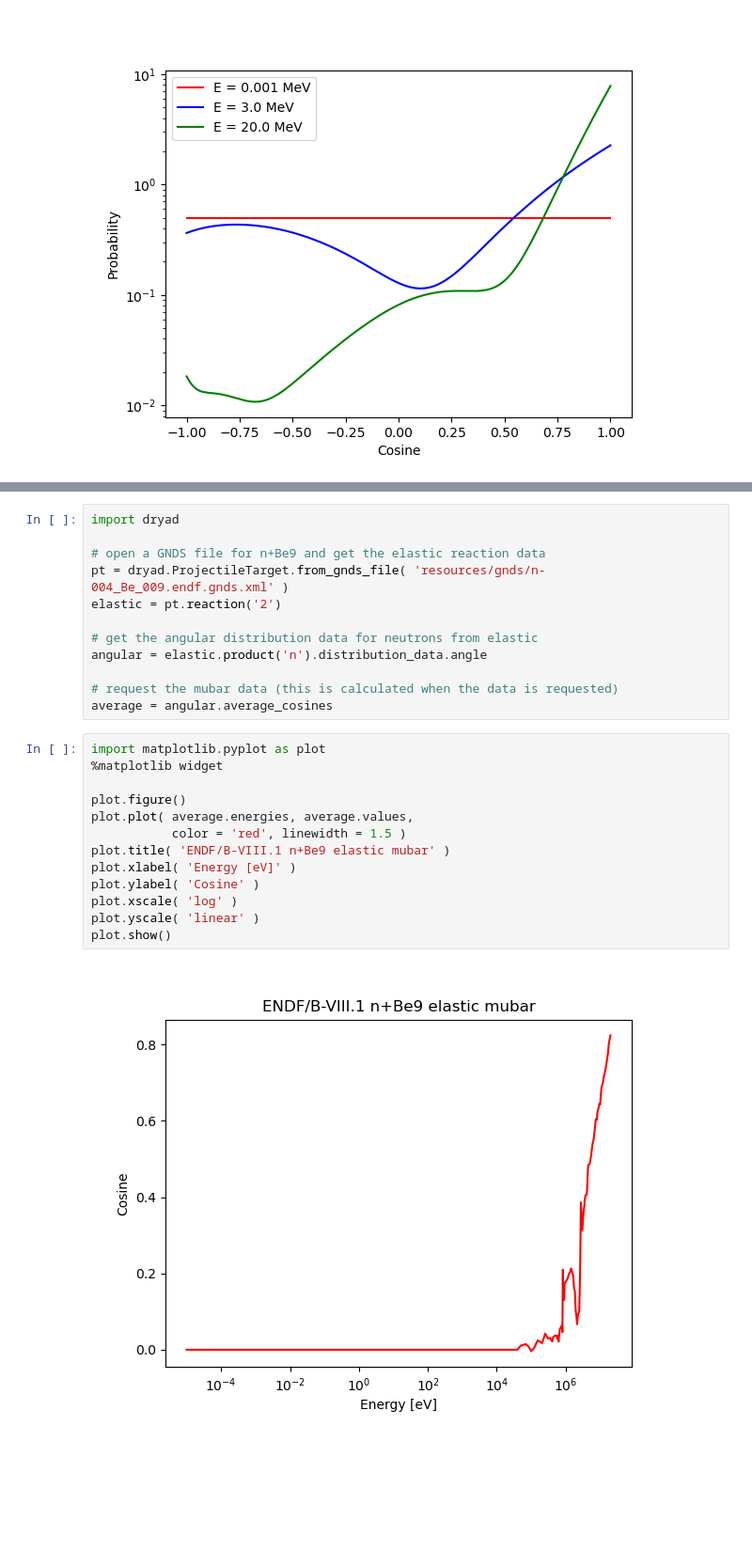
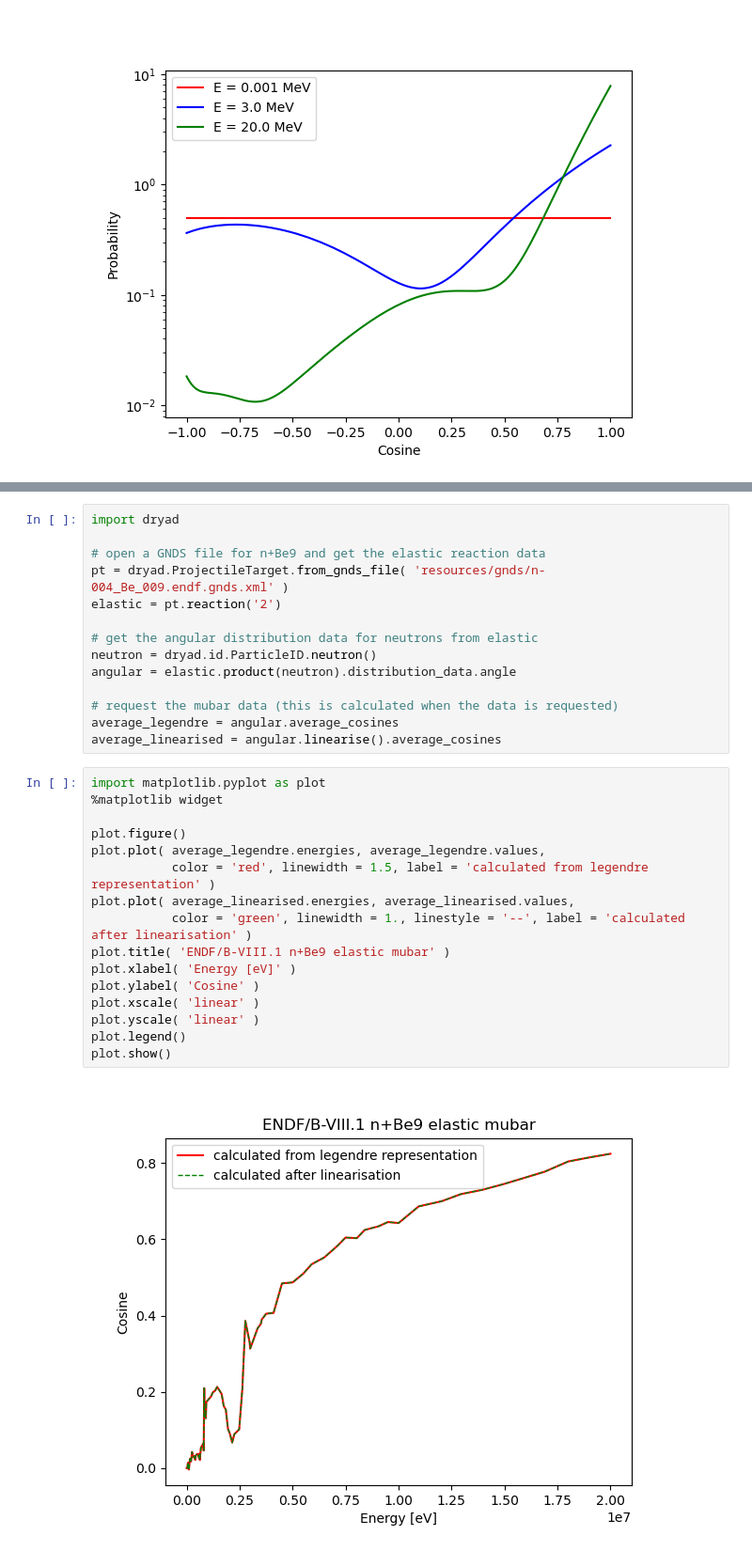
Before and after one commit to njoy/dryad, a Jupyter notebook: python/examples/dryad-example.ipynb, the cells around one changed output, grey strips where cells are left out. Shown: that part at 94% size. Saved outputs shown, nothing was run; the diff lists cells and outputs as text; blank space fills up the shorter version.

Commit message:
Updating example with updated reaction interface, and particle identifiers

```diff
--- a/python/examples/dryad-example.ipynb
+++ b/python/examples/dryad-example.ipynb
@@ -181,22 +189,27 @@ pt = dryad.ProjectileTarget.from_gnds_file( 'resources/gnds/n-004_Be_009.endf.gn
 elastic = pt.reaction('2')
 
 # get the angular distribution data for neutrons from elastic
-angular = elastic.product('n').distribution_data.angle
+neutron = dryad.id.ParticleID.neutron()
+angular = elastic.product(neutron).distribution_data.angle
 
 # request the mubar data (this is calculated when the data is requested)
-average = angular.average_cosines
+average_legendre = angular.average_cosines
+average_linearised = angular.linearise().average_cosines
 # %%
 import matplotlib.pyplot as plot
 %matplotlib widget
 
 plot.figure()
-plot.plot( average.energies, average.values,
-           color = 'red', linewidth = 1.5 )
+plot.plot( average_legendre.energies, average_legendre.values,
+           color = 'red', linewidth = 1.5, label = 'calculated from legendre representation' )
+plot.plot( average_linearised.energies, average_linearised.values,
+           color = 'green', linewidth = 1., linestyle = '--', label = 'calculated after linearisation' )
 plot.title( 'ENDF/B-VIII.1 n+Be9 elastic mubar' )
 plot.xlabel( 'Energy [eV]' )
 plot.ylabel( 'Cosine' )
-plot.xscale( 'log' )
+plot.xscale( 'linear' )
 plot.yscale( 'linear' )
+plot.legend()
 plot.show()
 # %% [output]
-[figure, old version]
+[figure, new version]
```
Also changed, not shown: parts of 3 cells of this notebook.
